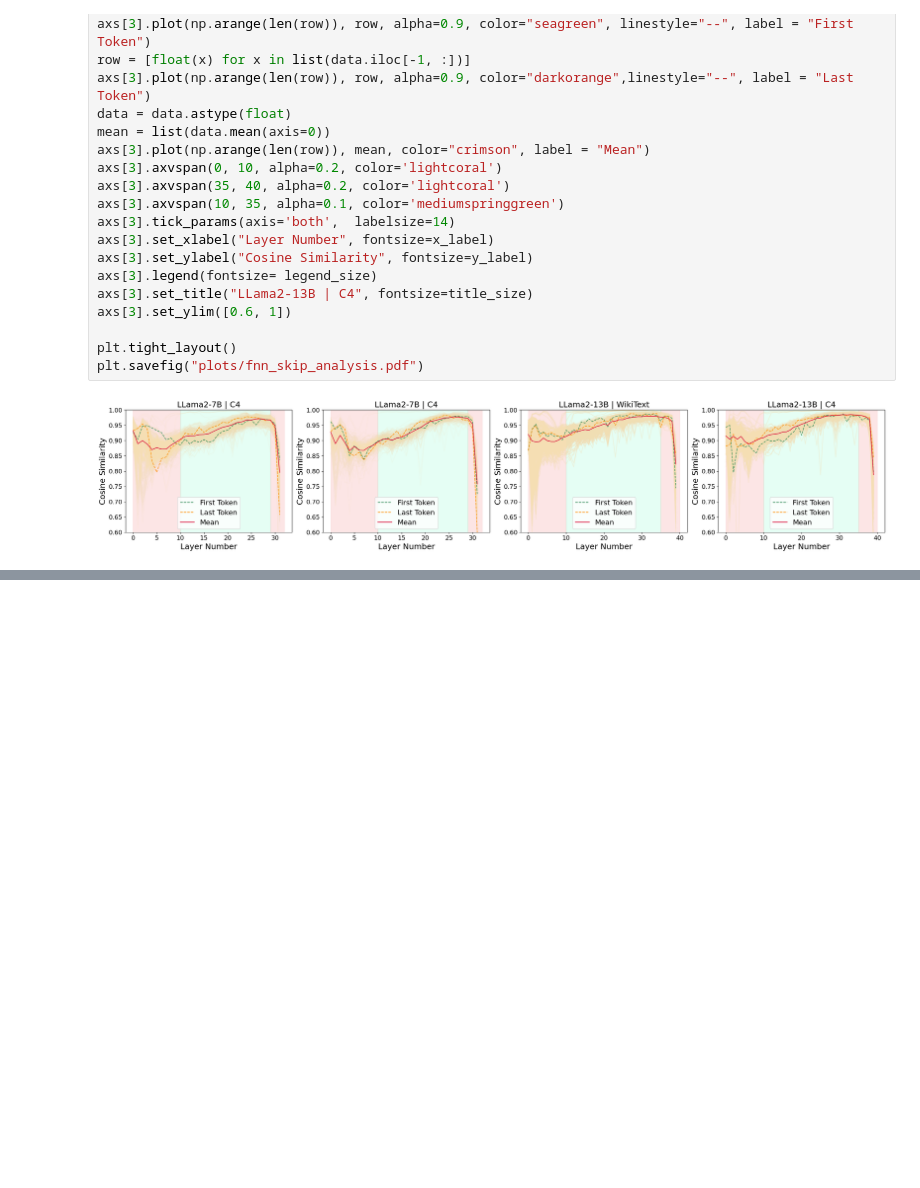
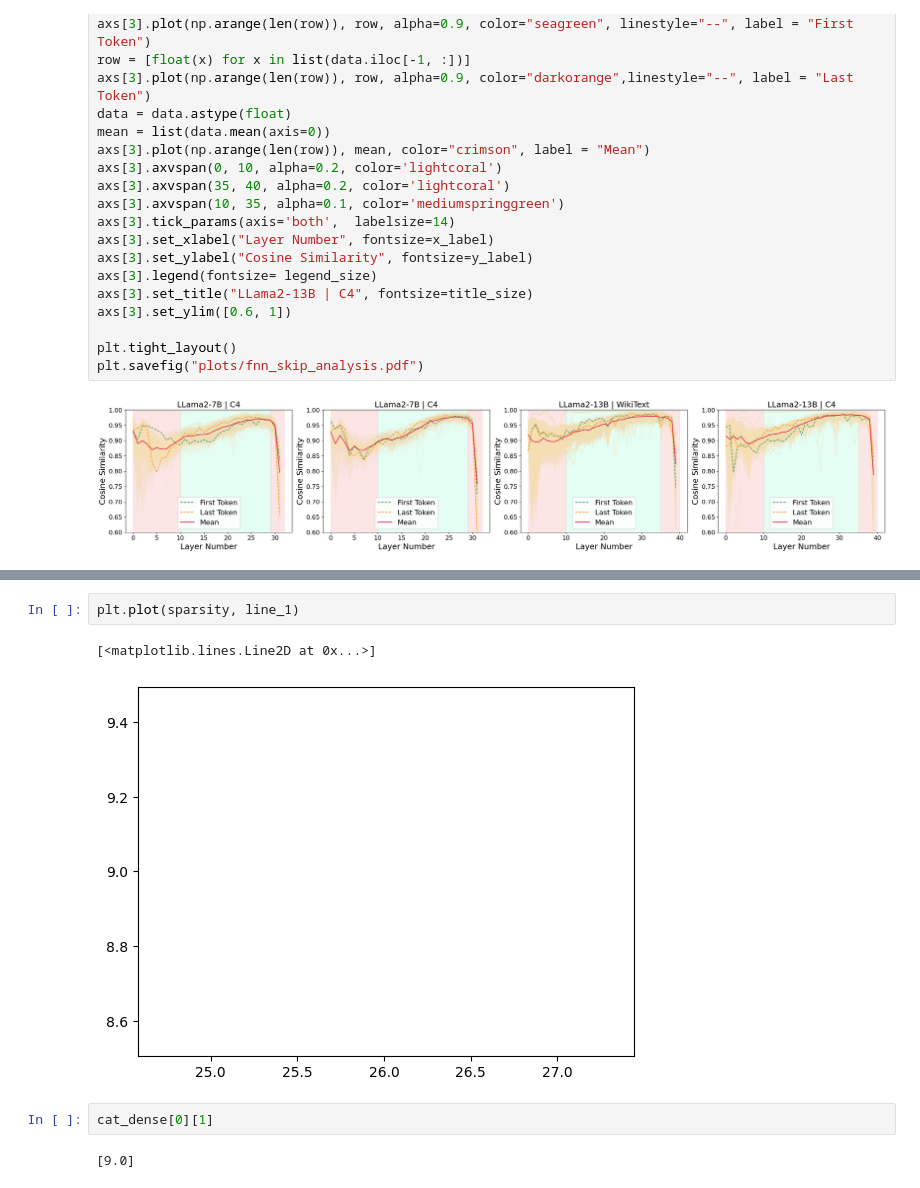
Before and after one commit to Ajay1994/layer-skip, a Jupyter notebook: plot.ipynb, the cells around one changed output, grey strips where cells are left out. Cells and saved outputs as stored; diff of their text form; blank space fills up the shorter version.

```diff
--- a/plot.ipynb
+++ b/plot.ipynb
@@ -130,0 +243,9 @@ data.mean(axis=0).shape
+# %%
+plt.plot(sparsity, line_1)
+# %% [output]
+[<matplotlib.lines.Line2D at 0x...>]
+[figure, added]
+# %%
+cat_dense[0][1]
+# %% [output]
+[9.0]
```
Also changed, not shown: parts of 13 cells of this notebook, 30 other files.
